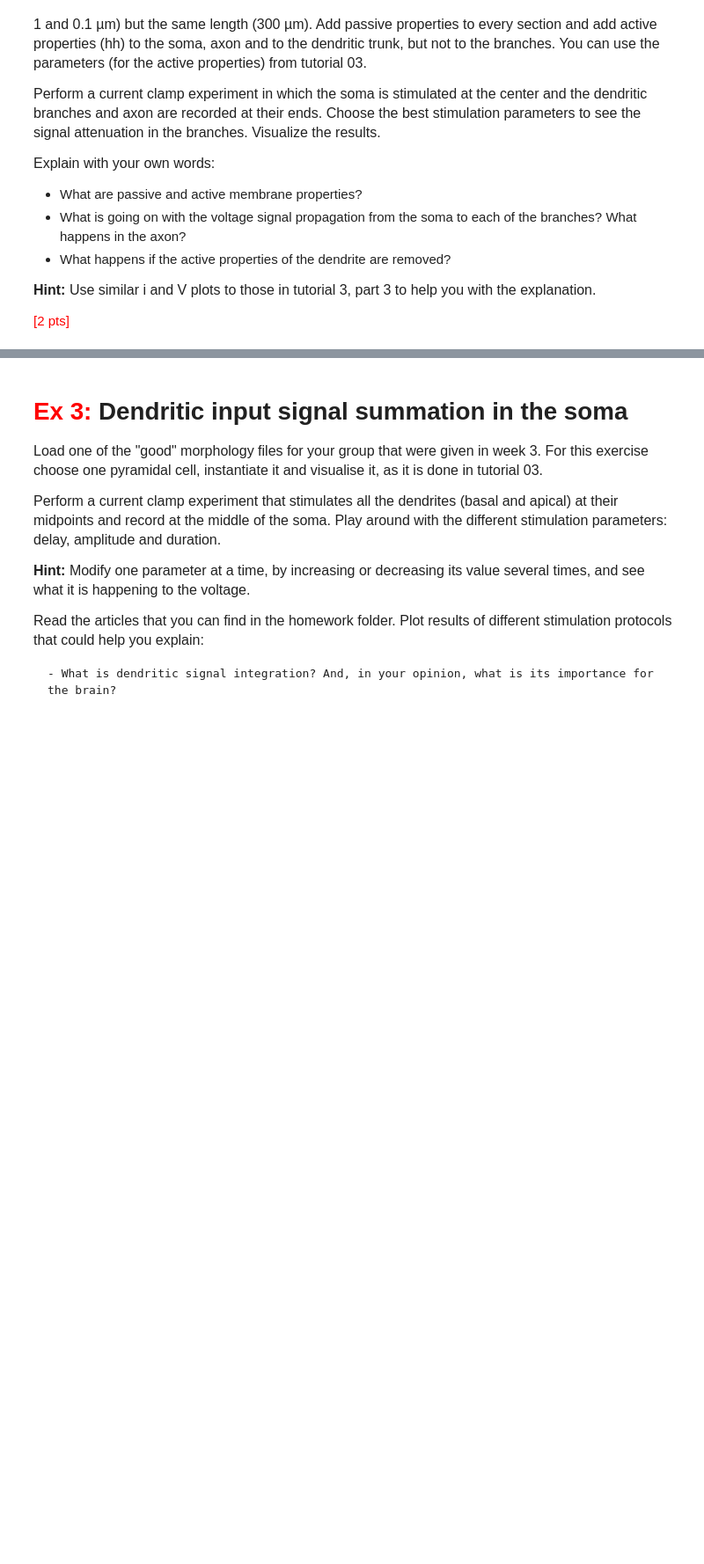
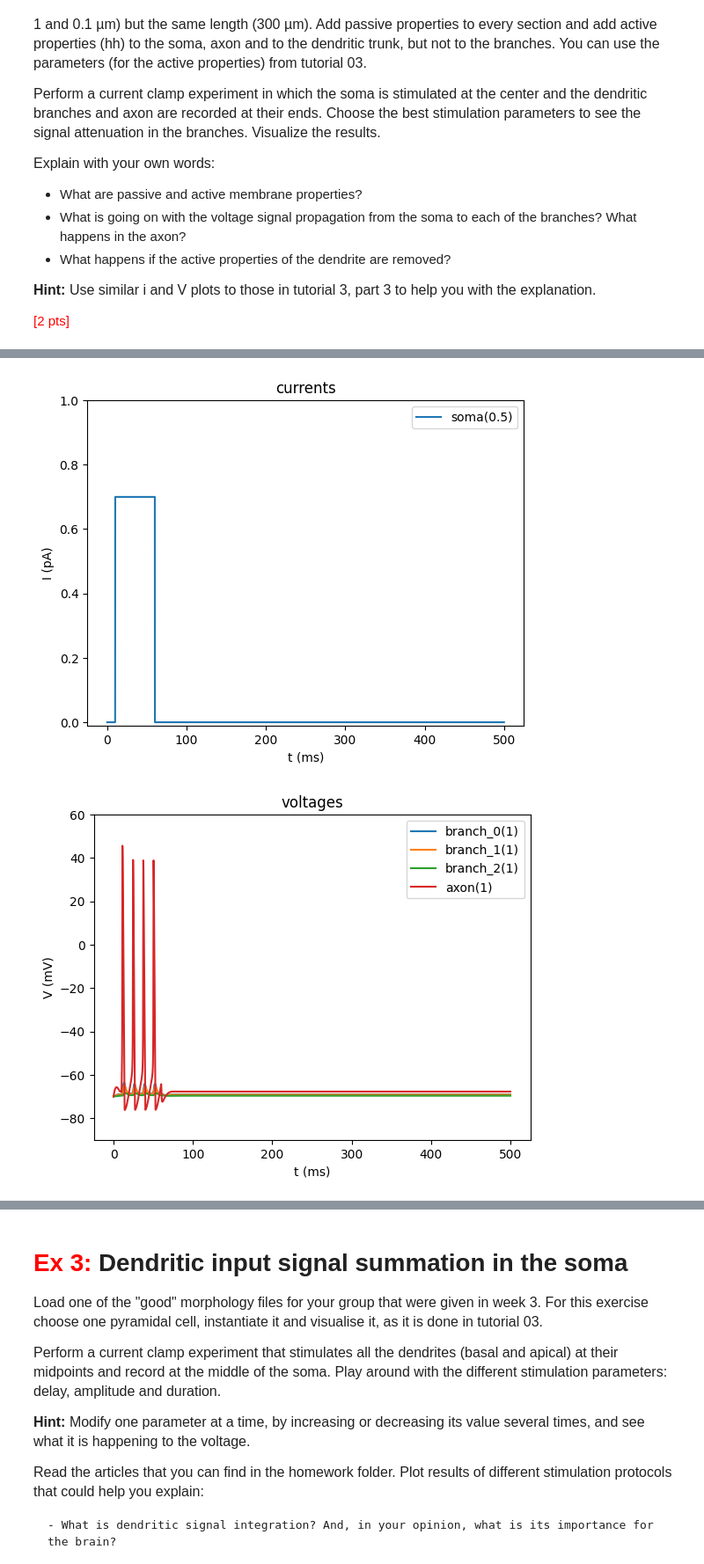
Before and after one commit to ejayromero/biophysics-NX-450, a Jupyter notebook: Week_5/Week5_HomeWork.ipynb, the cells around one changed output, grey strips where cells are left out. Shown at 88% size. Drawn from its saved outputs; the diff is of its cells as text; code cells hidden in the pictures; blank space fills up the shorter version.

```diff
--- a/Week_5/Week5_HomeWork.ipynb
+++ b/Week_5/Week5_HomeWork.ipynb
@@ -352,0 +604,17 @@ The spatial distribution shape remains similar across all diameter sizes. Howeve
+# %%
+reset()
+
+# Setup stimulations and recordings
+iclamp(soma(0.5), amplitude=0.7, delay=10, duration=50)
+for branch in branchlst:
+    record_voltage(branch(1))
+record_voltage(axon(1))
+
+
+# Simulate and plot
+v_init = -70
+t_stop = 500
+tvi_plots(init_run(v_init, t_stop), voltage_records, current_records, vmax=60, imax=1)
+# %% [output]
+[figure, added]
+[figure, added]
```
Also changed, not shown: parts of 15 cells of this notebook, 1 other file.
